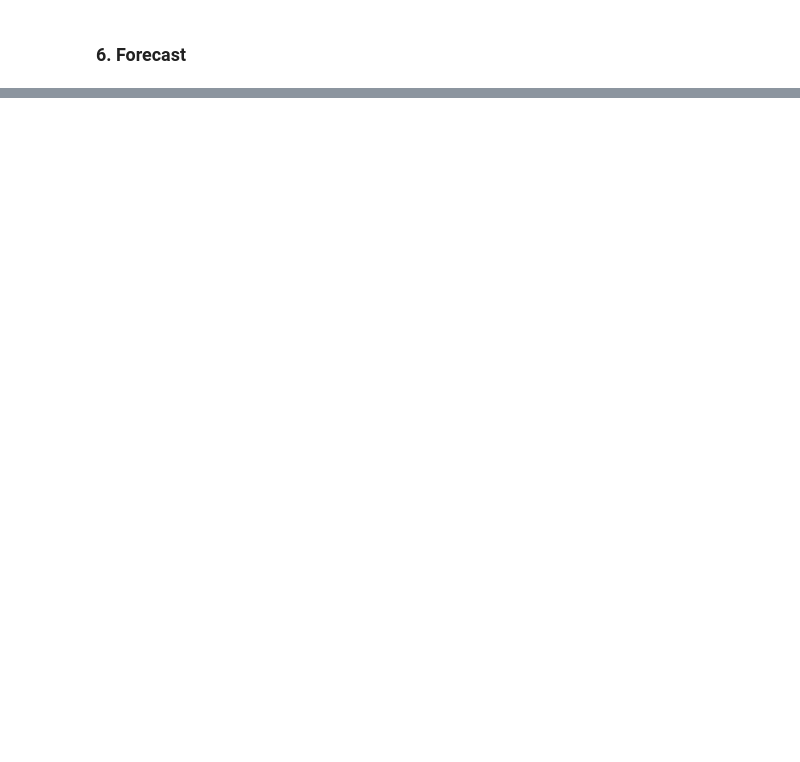
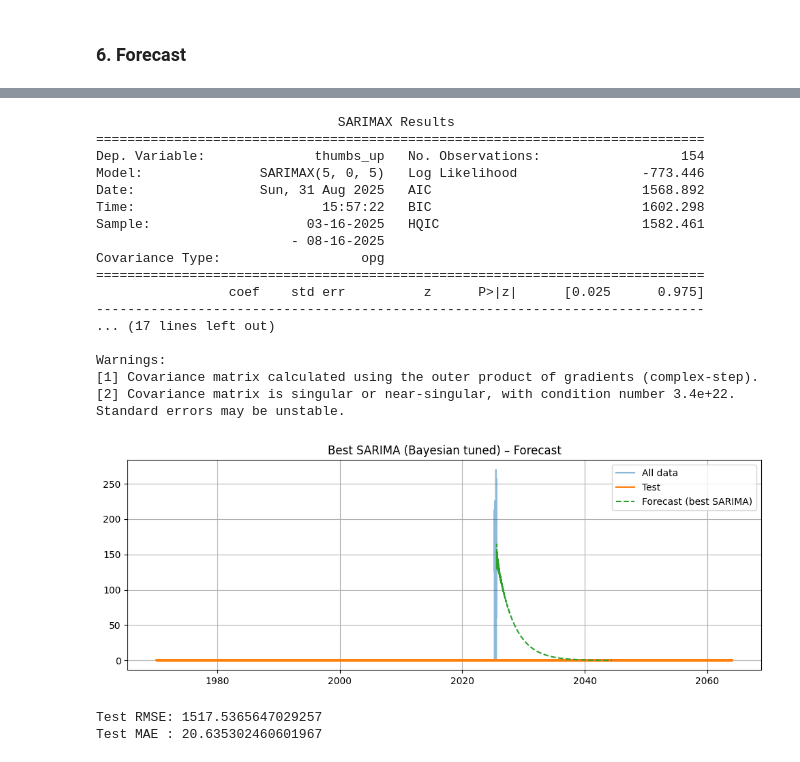
Before and after one commit to lior-benjman/DataSC-Essences, a Jupyter notebook: steam_full_pipeline.ipynb, the cells around one changed output, grey strips where cells are left out. Cells and saved outputs as stored; diff of their text form; code cells hidden in the pictures; blank space fills up the shorter version.

```diff
--- a/steam_full_pipeline.ipynb
+++ b/steam_full_pipeline.ipynb
@@ -910,0 +1430,12 @@ RMSE: 78.28
+# %%
+result = bayes_optimize_sarima(
+    daily, X=None,
+    season_length=7,                 # שבועי לסדרה יומית
+    metric="rmse",
+    n_trials=200,                     # אפשר להתחיל ב-40 כדי לבדוק זמן
+    n_splits=5, test_size=14,        # 5 חלונות, 14 ימים כל אחד
+    p_max=5, q_max=5, d_max=2,       # טווחים שמתאימים לרוב הסדרות
+    P_max=2, Q_max=2, D_max=1,       # עונתי עדין (שבועי)
+    allow_nonseasonal=True,          # תן לאופטימייזר לבחור גם מודל לא-עונתי
+    random_state=RANDOM_STATE
+)
@@ -910,0 +1460,35 @@ RMSE: 78.28
+# %%
+print(result["model"].summary())
+
+h = len(y_test)
+fc = result["model"].forecast(steps=h)
+plt.figure(figsize=(12,4))
+plt.plot(daily.index, daily, label="All data", alpha=0.5)
+plt.plot(y_test.index, y_test, label="Test")
+plt.plot(fc.index, fc, "--", label="Forecast (best SARIMA)")
+plt.title("Best SARIMA (Bayesian tuned) – Forecast")
+plt.grid(True); plt.legend(); plt.show()
+
+print("Test RMSE:", mean_squared_error(y_test, fc))
+print("Test MAE :", mean_absolute_error(y_test, fc))
+# %% [output]
+                               SARIMAX Results
+==============================================================================
+Dep. Variable:              thumbs_up   No. Observations:                  154
+Model:               SARIMAX(5, 0, 5)   Log Likelihood                -773.446
+Date:                Sun, 31 Aug 2025   AIC                           1568.892
+Time:                        15:57:22   BIC                           1602.298
+Sample:                    03-16-2025   HQIC                          1582.461
+                         - 08-16-2025
+Covariance Type:                  opg
+==============================================================================
+                 coef    std err          z      P>|z|      [0.025      0.975]
+------------------------------------------------------------------------------
+... (17 lines left out)
+
+Warnings:
+[1] Covariance matrix calculated using the outer product of gradients (complex-step).
+[2] Covariance matrix is singular or near-singular, with condition number 3.4e+22. Standard errors may be unstable.
+[figure, added]
+Test RMSE: 1517.5365647029257
+Test MAE : 20.635302460601967
```
Also changed, not shown: parts of 21 cells of this notebook.
